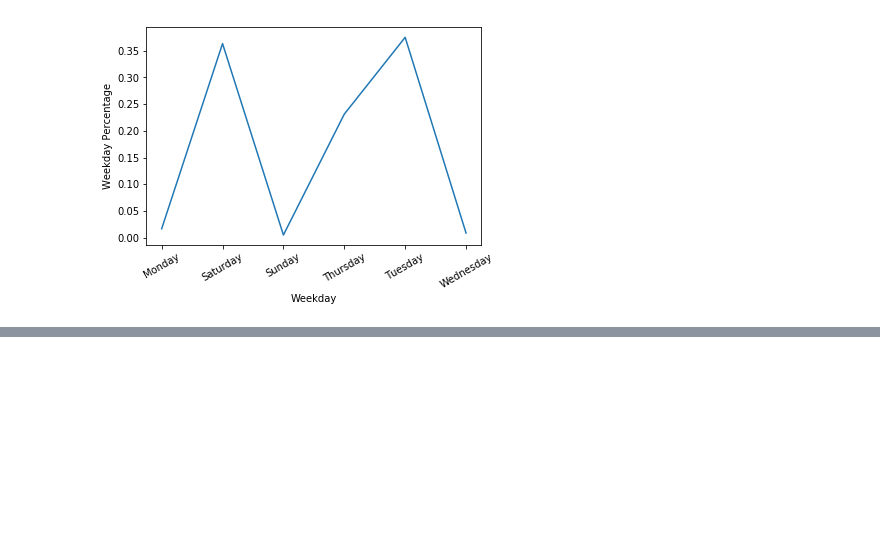
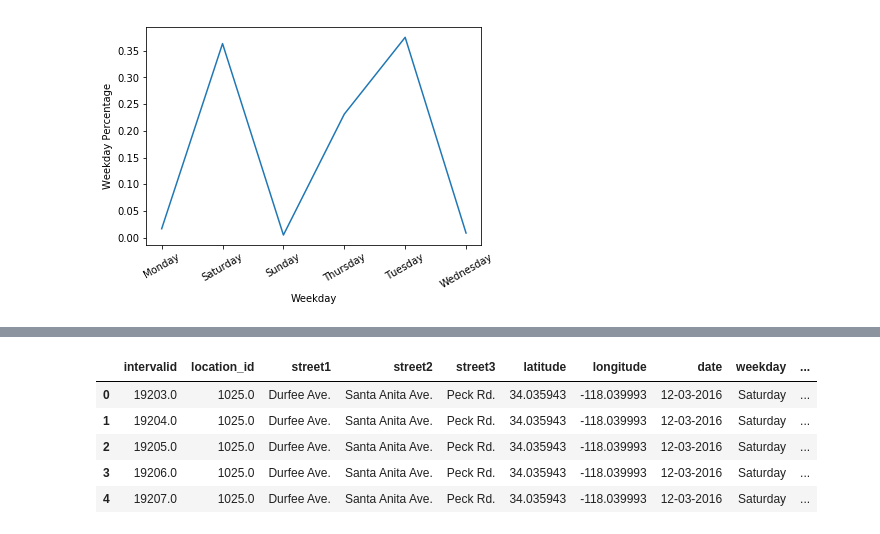
Before and after one commit to zihaoxu/BikeSGV, a Jupyter notebook: notebook/Analysis/03l-starter-code-for-temporal-trends.ipynb, the cells around one changed output, grey strips where cells are left out. Cells and saved outputs as stored; diff of their text form; code cells hidden in the pictures; blank space fills up the shorter version.

```diff
--- a/notebook/Analysis/03l-starter-code-for-temporal-trends.ipynb
+++ b/notebook/Analysis/03l-starter-code-for-temporal-trends.ipynb
@@ -383,0 +340,6 @@ Text(0, 0.5, 'Weekday Percentage')
+# %%
+bike_ds_path = "../../datasets/mst/clean_bike.csv"
+ped_ds_path = "../../datasets/mst/clean_ped.csv"
+# %%
+bike_df = pd.read_csv(bike_ds_path)
+ped_df = pd.read_csv(ped_ds_path)
@@ -383,0 +355,9 @@ Text(0, 0.5, 'Weekday Percentage')
+# %%
+bike_df.head()
+# %% [output]
+|  | intervalid | location_id | street1 | street2 | street3 | latitude | longitude | date | weekday | ... |
+| 0 | 19203.0 | 1025.0 | Durfee Ave. | Santa Anita Ave. | Peck Rd. | 34.035943 | -118.039993 | 12-03-2016 | Saturday | ... |
+| 1 | 19204.0 | 1025.0 | Durfee Ave. | Santa Anita Ave. | Peck Rd. | 34.035943 | -118.039993 | 12-03-2016 | Saturday | ... |
+| 2 | 19205.0 | 1025.0 | Durfee Ave. | Santa Anita Ave. | Peck Rd. | 34.035943 | -118.039993 | 12-03-2016 | Saturday | ... |
+| 3 | 19206.0 | 1025.0 | Durfee Ave. | Santa Anita Ave. | Peck Rd. | 34.035943 | -118.039993 | 12-03-2016 | Saturday | ... |
+| 4 | 19207.0 | 1025.0 | Durfee Ave. | Santa Anita Ave. | Peck Rd. | 34.035943 | -118.039993 | 12-03-2016 | Saturday | ... |
```
Also changed, not shown: parts of 16 cells of this notebook, 2 other files.
